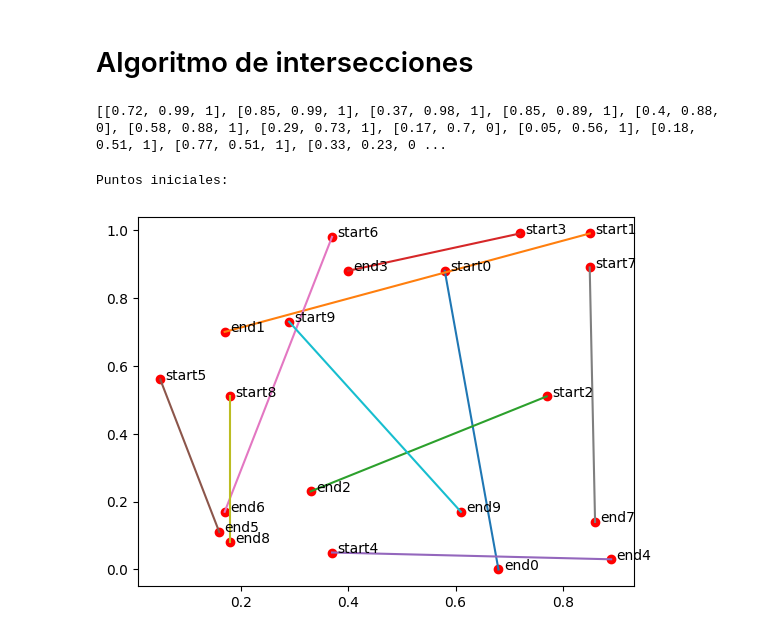
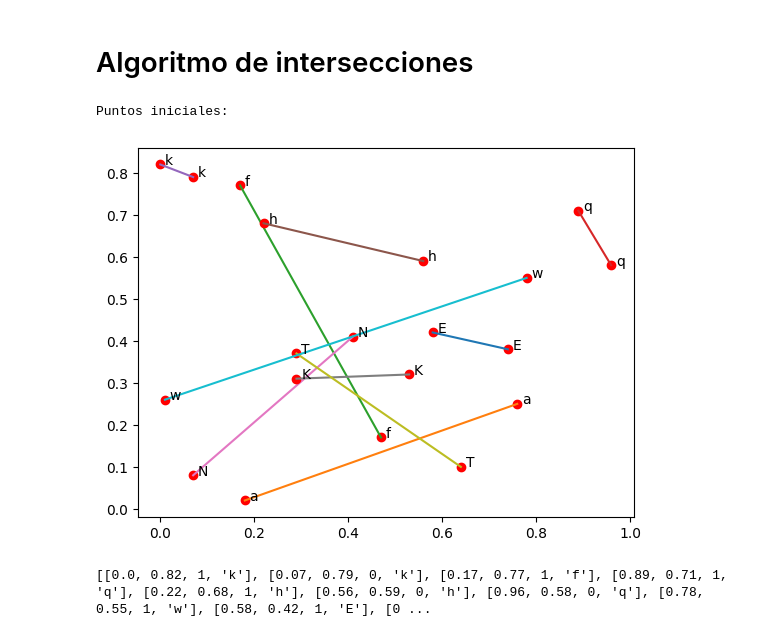
Before and after one commit to DayaVale/Geometria_Computacional, a Jupyter notebook: Homework1/Homework1.ipynb, the cells around one changed output. Saved outputs shown, nothing was run; the diff lists cells and outputs as text; code cells hidden in the pictures.

```diff
--- a/Homework1/Homework1.ipynb
+++ b/Homework1/Homework1.ipynb
@@ -702,7 +703,7 @@ def add_leaf(Arry):
 # Algoritmo de intersecciones
 # %%
 def Find_intersection(s):
-    #Entra una lista de segmentos, esta lista es de tres componentes [puntox,puntoy,etiqueta]
+    #Entra una lista de segmentos, esta lista es de tres componentes [puntox,puntoy,etiqueta,segmento]
     #La etiqueta consta de
     # 1-> upper
     # 0-> down
@@ -720,42 +721,52 @@ def Find_intersection(s):
     #Organizo los segmentos de Q
     Q = inorder_queue(root)
     print(Q)
+    #Inicializo Tao
+    Tao = None
-# %% [output]
-[[0.72, 0.99, 1], [0.85, 0.99, 1], [0.37, 0.98, 1], [0.85, 0.89, 1], [0.4, 0.88, 0], [0.58, 0.88, 1], [0.29, 0.73, 1], [0.17, 0.7, 0], [0.05, 0.56, 1], [0.18, 0.51, 1], [0.77, 0.51, 1], [0.33, 0.23, 0 ...
 # %%
 X = np.round(np.random.rand(20),2)
 Y = np.round(np.random.rand(20),2)
 P = []
 #Generador de puntos
 for i in range(20):
     p = point_(X[i],Y[i])
     P.append(p)
 
 
 P_copy = P.copy
 seg = []
 #Genero segementos
 while(len(P)>0):
+    rstr = random.choice(string.ascii_letters)
     s = segmento(P[0],P[1])
-    seg.append([s.start,s.end])
+    start = s.start
+    start.append(rstr)
+    end = s.end
+    end.append(rstr)
+    seg.append([start,end])
     P.pop(0)
     P.pop(0)
+
 
 print("Puntos iniciales:")
 
 #Grafica de los segmentos
 plt.clf()
 for i in range(len(seg)):
     P1x,P1y = [seg[i][0][0],seg[i][1][0]],[seg[i][0][1],seg[i][1][1]]
     plt.plot(seg[i][0][0],seg[i][0][1],"ro")
     plt.plot(seg[i][1][0],seg[i][1][1],"ro")
     plt.plot(P1x,P1y)
-    plt.annotate("start"+str(i), (seg[i][0][0],seg[i][0][1]),(seg[i][0][0] + 0.01, seg[i][0][1]))
-    plt.annotate("end"+str(i), (seg[i][1][0],seg[i][1][1]),(seg[i][1][0] + 0.01, seg[i][1][1]))
+    plt.annotate(seg[i][0][3], (seg[i][0][0],seg[i][0][1]),(seg[i][0][0] + 0.01, seg[i][0][1]))
+    plt.annotate(seg[i][1][3], (seg[i][1][0],seg[i][1][1]),(seg[i][1][0] + 0.01, seg[i][1][1]))
 plt.show()
 
 
 #print(P)
 # %% [output]
 Puntos iniciales:
-[figure, old version]
+[figure, new version]
+# %%
+Find_intersection(seg)
+# %% [output]
+[[0.0, 0.82, 1, 'k'], [0.07, 0.79, 0, 'k'], [0.17, 0.77, 1, 'f'], [0.89, 0.71, 1, 'q'], [0.22, 0.68, 1, 'h'], [0.56, 0.59, 0, 'h'], [0.96, 0.58, 0, 'q'], [0.78, 0.55, 1, 'w'], [0.58, 0.42, 1, 'E'], [0 ...
```
Also changed, not shown: parts of 1 cell of this notebook.
